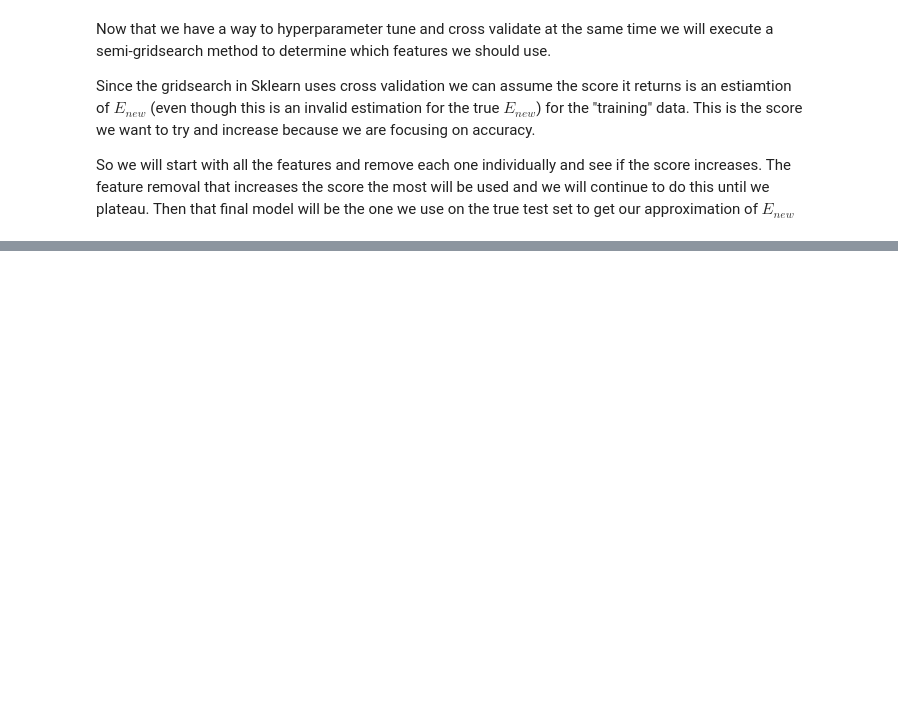
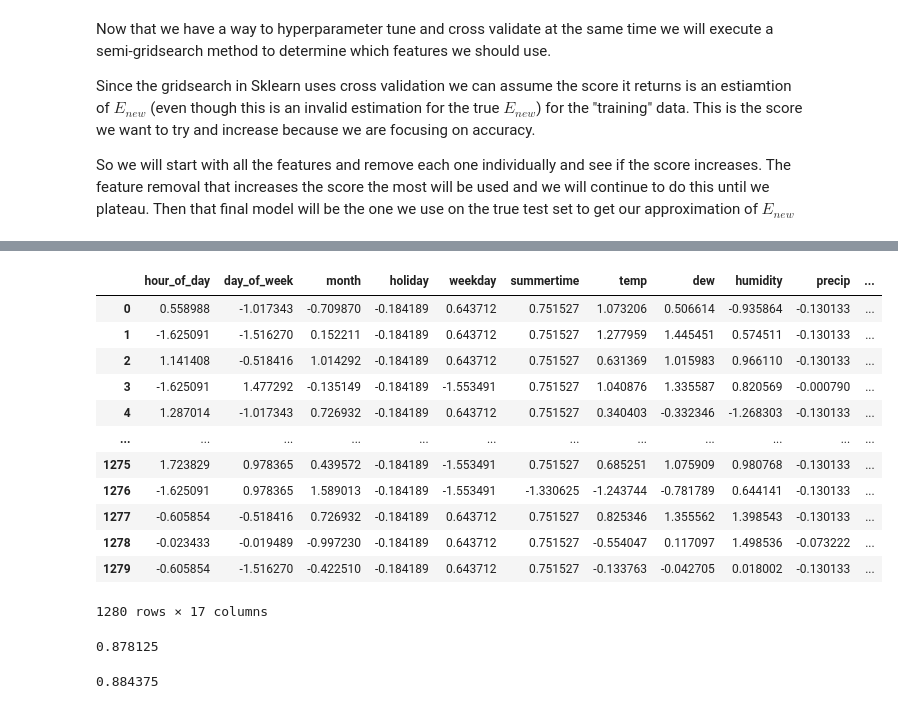
Before and after one commit to DanielVeress/SML_bikes, a Jupyter notebook: KNN/KNN.ipynb, the cells around one changed output, grey strips where cells are left out. Cells and saved outputs as stored; diff of their text form; code cells hidden in the pictures; blank space fills up the shorter version.

```diff
--- a/KNN/KNN.ipynb
+++ b/KNN/KNN.ipynb
@@ -86,3 +163,28 @@ def find_a_good_KNN(df = X_train.join(Y_train)):
+# %%
+X_train
+# %% [output]
+|  | hour_of_day | day_of_week | month | holiday | weekday | summertime | temp | dew | humidity | precip | ... |
+| 0 | 0.558988 | -1.017343 | -0.709870 | -0.184189 | 0.643712 | 0.751527 | 1.073206 | 0.506614 | -0.935864 | -0.130133 | ... |
+| 1 | -1.625091 | -1.516270 | 0.152211 | -0.184189 | 0.643712 | 0.751527 | 1.277959 | 1.445451 | 0.574511 | -0.130133 | ... |
+| 2 | 1.141408 | -0.518416 | 1.014292 | -0.184189 | 0.643712 | 0.751527 | 0.631369 | 1.015983 | 0.966110 | -0.130133 | ... |
+| 3 | -1.625091 | 1.477292 | -0.135149 | -0.184189 | -1.553491 | 0.751527 | 1.040876 | 1.335587 | 0.820569 | -0.000790 | ... |
+| 4 | 1.287014 | -1.017343 | 0.726932 | -0.184189 | 0.643712 | 0.751527 | 0.340403 | -0.332346 | -1.268303 | -0.130133 | ... |
+| ... | ... | ... | ... | ... | ... | ... | ... | ... | ... | ... | ... |
+| 1275 | 1.723829 | 0.978365 | 0.439572 | -0.184189 | -1.553491 | 0.751527 | 0.685251 | 1.075909 | 0.980768 | -0.130133 | ... |
+| 1276 | -1.625091 | 0.978365 | 1.589013 | -0.184189 | -1.553491 | -1.330625 | -1.243744 | -0.781789 | 0.644141 | -0.130133 | ... |
+| 1277 | -0.605854 | -0.518416 | 0.726932 | -0.184189 | 0.643712 | 0.751527 | 0.825346 | 1.355562 | 1.398543 | -0.130133 | ... |
+| 1278 | -0.023433 | -0.019489 | -0.997230 | -0.184189 | 0.643712 | 0.751527 | -0.554047 | 0.117097 | 1.498536 | -0.073222 | ... |
+| 1279 | -0.605854 | -1.516270 | -0.422510 | -0.184189 | 0.643712 | 0.751527 | -0.133763 | -0.042705 | 0.018002 | -0.130133 | ... |
+1280 rows × 17 columns
+# %%
+best_knn = skl_nb.KNeighborsClassifier(n_neighbors=15, p=1).fit(X_train,np.array(Y_train.values.tolist()).reshape(-1,))
+best_knn.score(X_train,Y_train)
+# %% [output]
+0.878125
+# %%
+best_knn.score(X_test,Y_test)
+# %% [output]
+0.884375
 # %%
 #unnecessary code
 
```
Also changed, not shown: parts of 4 cells of this notebook.
